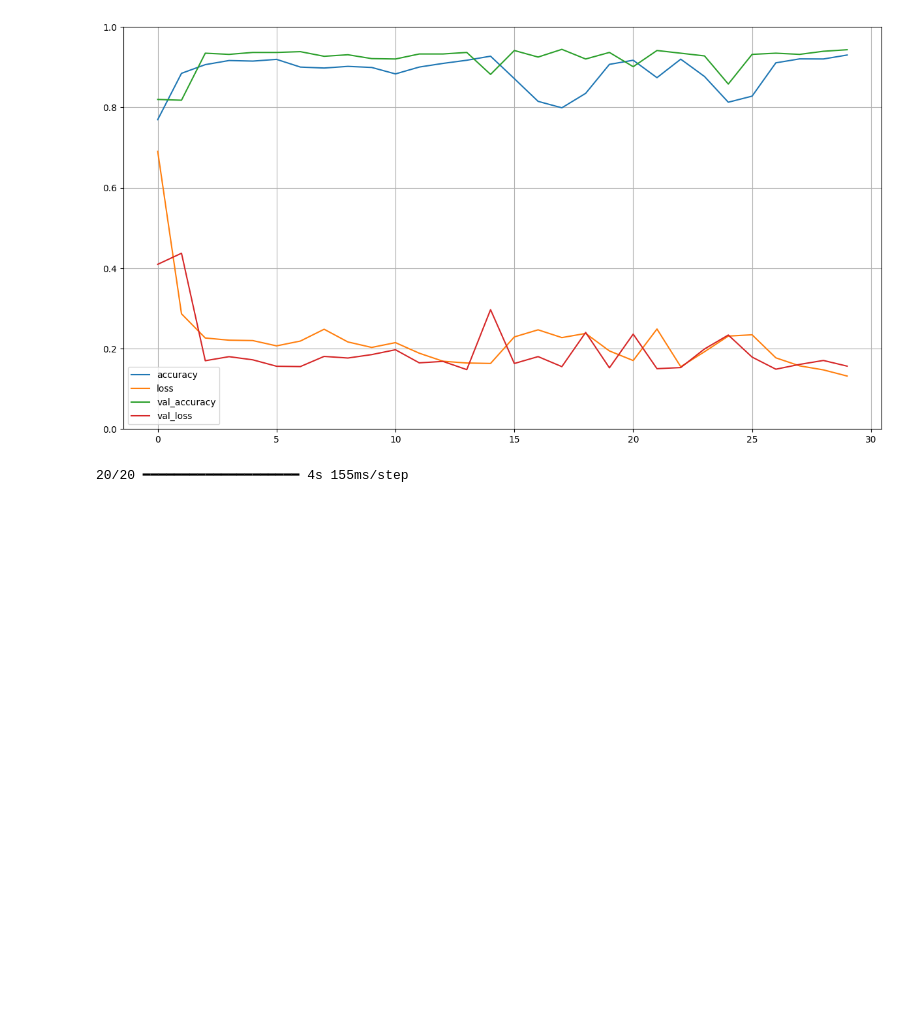
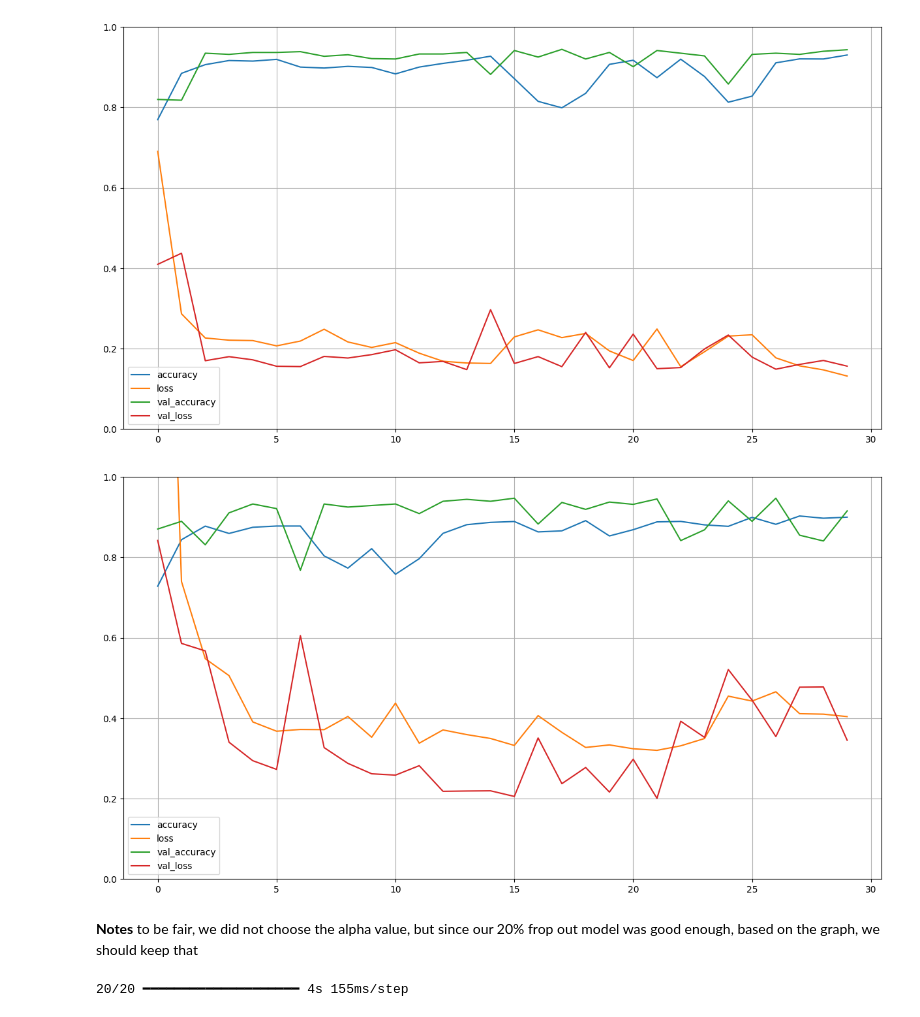
Before and after one commit to yusuf-codes10/deep-learining-project, a Jupyter notebook: dp_project.ipynb, the cells around one changed output. Cells and saved outputs as stored; diff of their text form; code cells hidden in the pictures; blank space fills up the shorter version.

Commit message:
L2 reg did not help whatsoever, keeping the 20% drop out model

```diff
--- a/dp_project.ipynb
+++ b/dp_project.ipynb
@@ -435,6 +450,18 @@ plt.gca().set_ylim(0,1)
 plt.show()
 # %% [output]
 [figure]
+# %%
+# graph after l2 reg
+import pandas as pd
+pd.DataFrame(history.history).plot(figsize=(15, 8))
+plt.grid(True)
+plt.gca().set_ylim(0,1)
+plt.show()
+# %% [output]
+[figure, added]
+# %% [markdown]
+**Notes**
+to be fair, we did not choose the alpha value, but since our 20% frop out model was good enough, based on the graph, we should keep that
 # %%
 # confusion matrix
 import numpy as np
```
Also changed, not shown: parts of 1 cell of this notebook.
